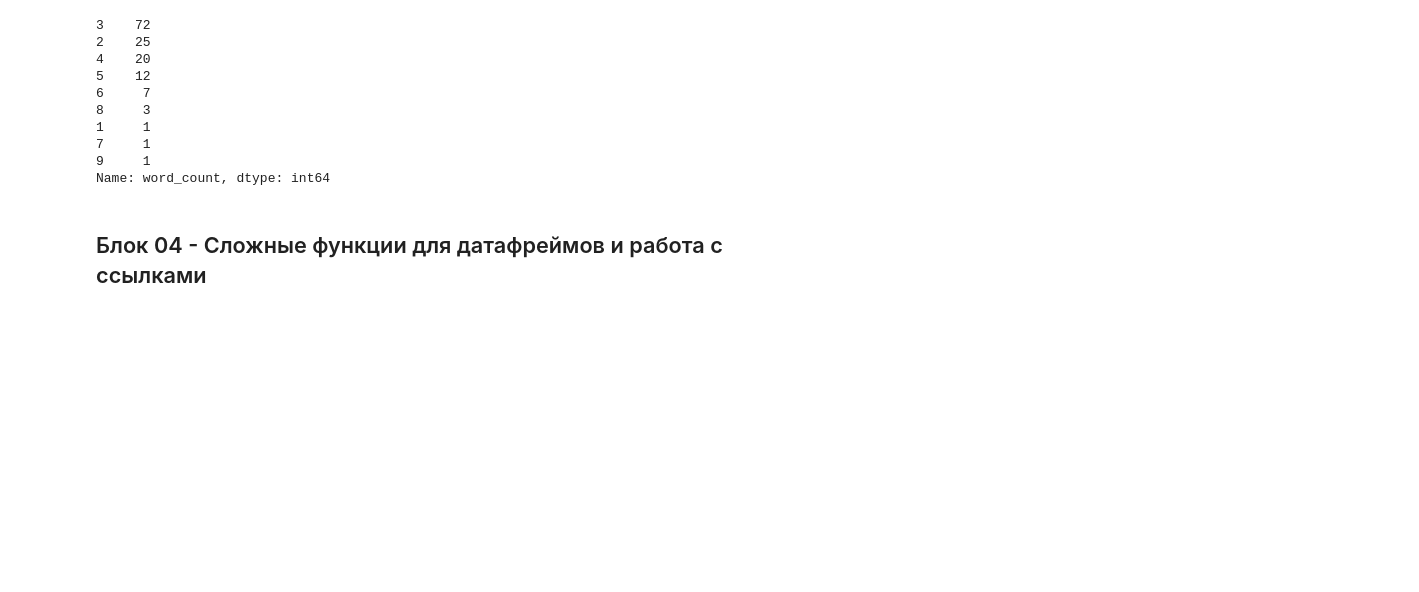
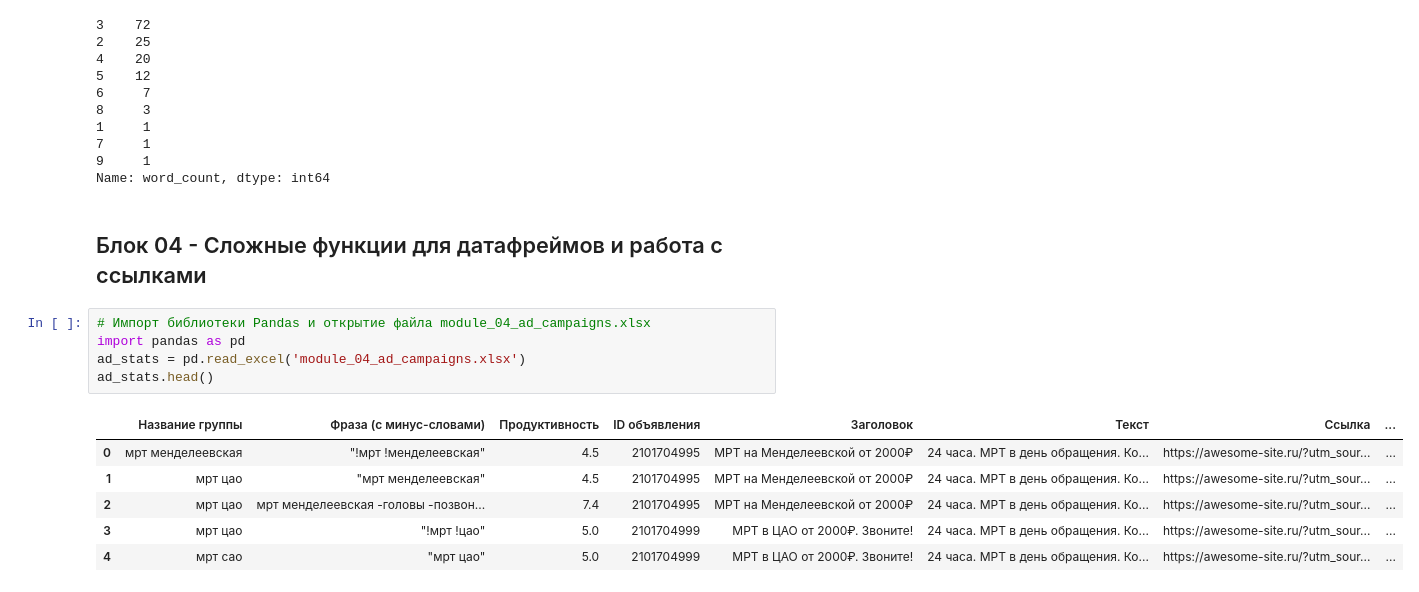
Before and after one commit to kadmiy/datascience_learn, a Jupyter notebook: module_04_datascience_learn.ipynb, the cells around one changed output. Saved outputs shown, nothing was run; the diff lists cells and outputs as text; blank space fills up the shorter version.

```diff
--- a/module_04_datascience_learn.ipynb
+++ b/module_04_datascience_learn.ipynb
@@ -156,3 +156,15 @@ data['word_count'].value_counts()
 Name: word_count, dtype: int64
 # %% [markdown]
 ## Блок 04 - Сложные функции для датафреймов и работа с ссылками
+# %%
+# Импорт библиотеки Pandas и открытие файла module_04_ad_campaigns.xlsx
+import pandas as pd
+ad_stats = pd.read_excel('module_04_ad_campaigns.xlsx')
+ad_stats.head()
+# %% [output]
+|  | Название группы | Фраза (с минус-словами) | Продуктивность | ID объявления | Заголовок | Текст | Ссылка | ... |
+| 0 | мрт менделеевская | "!мрт !менделеевская" | 4.5 | 2101704995 | МРТ на Менделеевской от 2000₽ | 24 часа. МРТ в день обращения. Ко... | https://awesome-site.ru/?utm_sour... | ... |
+| 1 | мрт цао | "мрт менделеевская" | 4.5 | 2101704995 | МРТ на Менделеевской от 2000₽ | 24 часа. МРТ в день обращения. Ко... | https://awesome-site.ru/?utm_sour... | ... |
+| 2 | мрт цао | мрт менделеевская -головы -позвон... | 7.4 | 2101704995 | МРТ на Менделеевской от 2000₽ | 24 часа. МРТ в день обращения. Ко... | https://awesome-site.ru/?utm_sour... | ... |
+| 3 | мрт цао | "!мрт !цао" | 5.0 | 2101704999 | МРТ в ЦАО от 2000₽. Звоните! | 24 часа. МРТ в день обращения. Ко... | https://awesome-site.ru/?utm_sour... | ... |
+| 4 | мрт сао | "мрт цао" | 5.0 | 2101704999 | МРТ в ЦАО от 2000₽. Звоните! | 24 часа. МРТ в день обращения. Ко... | https://awesome-site.ru/?utm_sour... | ... |
```
Also changed, not shown: parts of 13 cells of this notebook.
